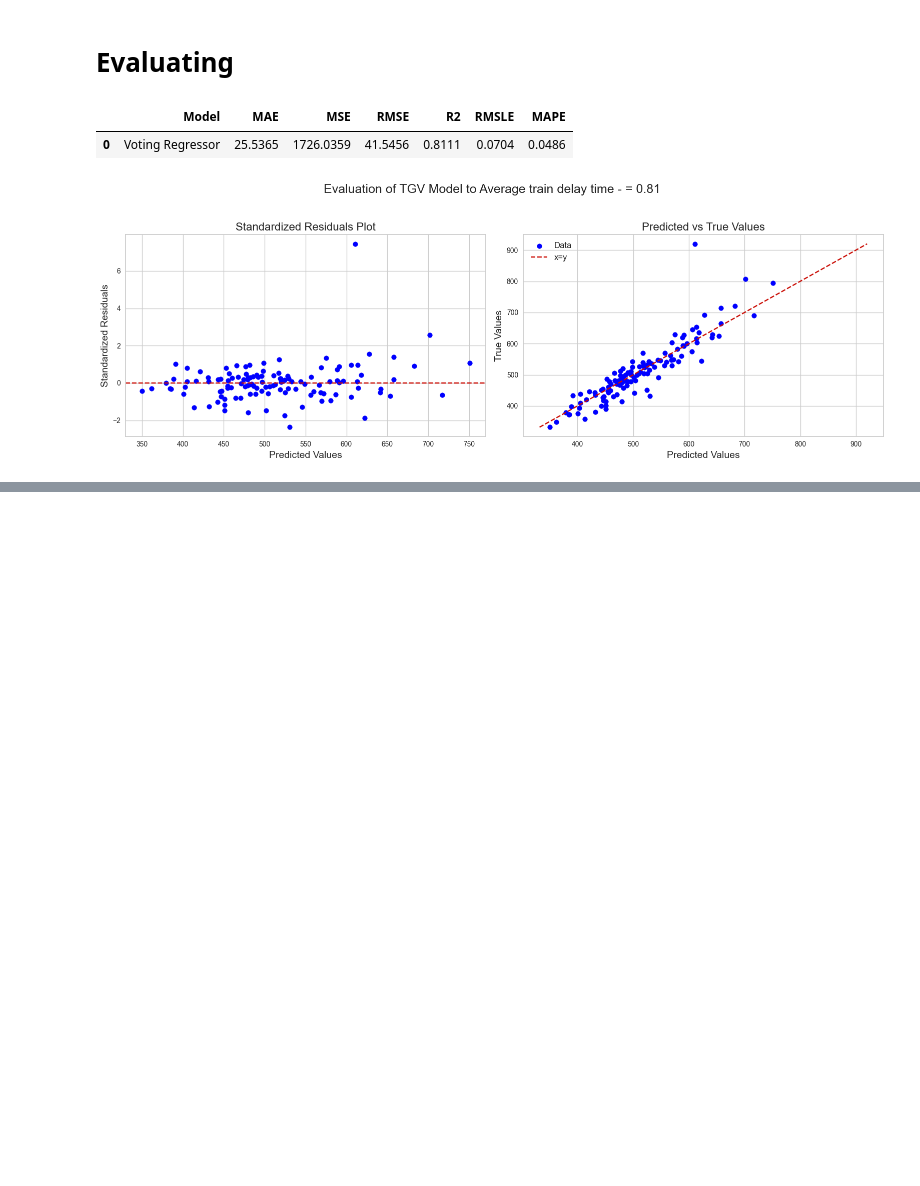
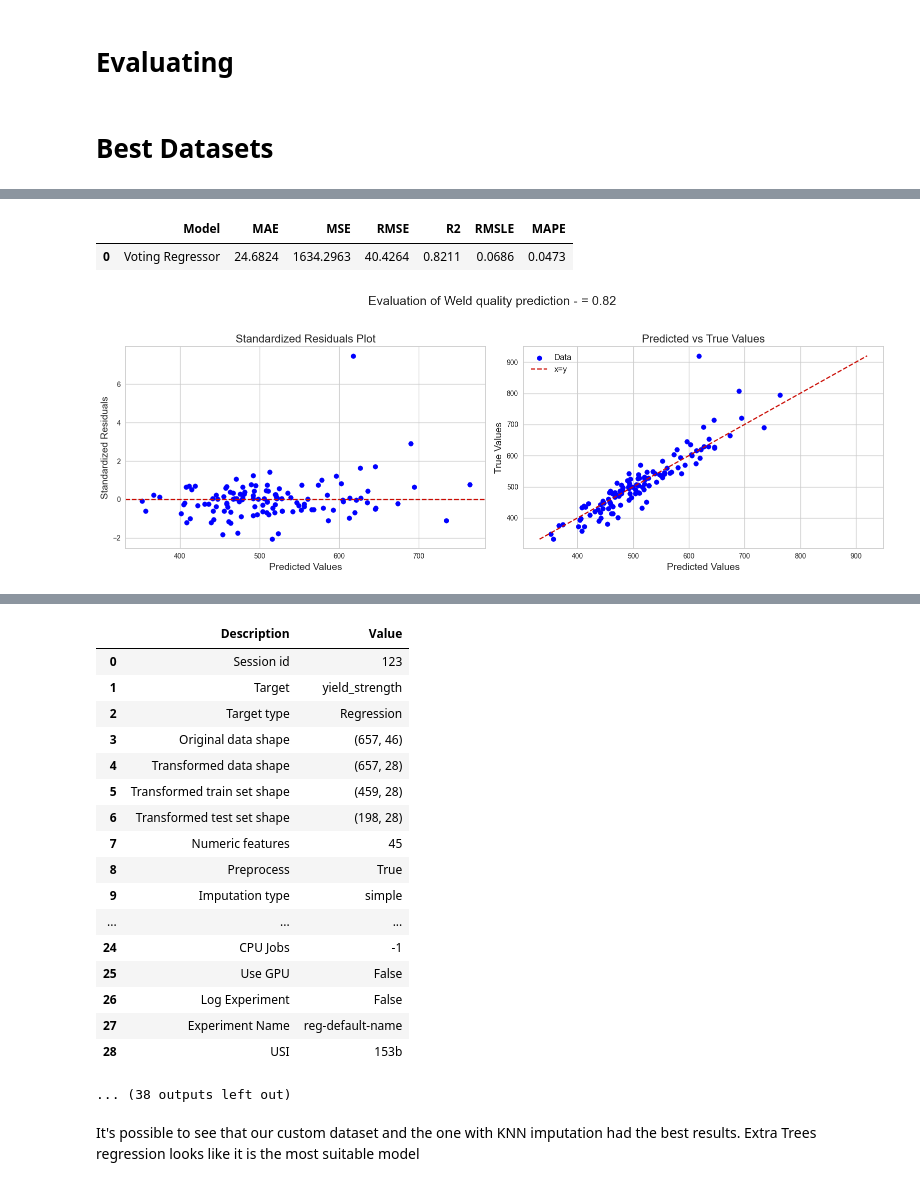
Before and after one commit to mateusgoto01/appAutoProject, a Jupyter notebook: 3_WeldQualityPrediction.ipynb, the cells around one changed output, grey strips where cells are left out. Saved outputs shown, nothing was run; the diff lists cells and outputs as text; code cells hidden in the pictures; blank space fills up the shorter version.

Commit message:
improve codes and results

```diff
--- a/3_WeldQualityPrediction.ipynb
+++ b/3_WeldQualityPrediction.ipynb
@@ -200,7 +171,2 @@ final_blend_model = finalize_model(blend_model)
 # %% [markdown]
 # Evaluating
-# %%
-weld_pred = predict_model(final_blend_model,data=X_test)
-# %% [output]
-|  | Model | MAE | MSE | RMSE | R2 | RMSLE | MAPE |
-| 0 | Voting Regressor | 25.5365 | 1726.0359 | 41.5456 | 0.8111 | 0.0704 | 0.0486 |
@@ -246,7 +209,7 @@ def plot_results(y_true: List[float], y_pred: List[float]) -> None:
     fig, axes = plt.subplots(1, 2, figsize=(16, 6))
 
     # Common title with R2 score
-    fig.suptitle(fr"Evaluation of TGV Model to Average train delay time - = {r2:.2f}", fontsize=18)
+    fig.suptitle(fr"Evaluation of Weld quality prediction - = {r2:.2f}", fontsize=18)
 
     # Plot for standardized residuals
     axes[0].scatter(y_pred, std_residuals, c='blue')
@@ -268,7 +231,26 @@ def plot_results(y_true: List[float], y_pred: List[float]) -> None:
     # Show the plots
     plt.tight_layout(rect=[0, 0.03, 1, 0.95])
     plt.show()
-# %%
-plot_results(y_true,y_pred)
-# %% [output]
-[figure, removed]
+# %%
+def evaluate_model(model, X_test, plot=True):
+    weld_pred = predict_model(model,data=X_test)
+    y_pred = weld_pred['prediction_label']
+    y_true = weld_pred[target]
+    if plot:
+        plot_results(y_true,y_pred)
+# %% [markdown]
+# Best Datasets
+# %%
+datasets = ["custom", "constant", "multiple", "knn", "mean"]
+
+def evaluate_dataset(dataset):
+    X_train, X_test = load_dataset(dataset)
+    exp_clf101 = create_session(X_train, target)
+    best_models = choose_models()
+    final_model = blend_best_models(best_models)
+    evaluate_model(final_model, X_test, plot=True)
+# %%
+for dataset in datasets:
+    print(dataset)
+    evaluate_dataset(dataset)
+# %% [output]
@@ -274,0 +326,3 @@ plot_results(y_true,y_pred)
+|  | Model | MAE | MSE | RMSE | R2 | RMSLE | MAPE |
+| 0 | Voting Regressor | 24.6824 | 1634.2963 | 40.4264 | 0.8211 | 0.0686 | 0.0473 |
+[figure, added]
@@ -274,0 +346,20 @@ plot_results(y_true,y_pred)
+|  | Description | Value |
+| 0 | Session id | 123 |
+| 1 | Target | yield_strength |
+| 2 | Target type | Regression |
+| 3 | Original data shape | (657, 46) |
+| 4 | Transformed data shape | (657, 28) |
+| 5 | Transformed train set shape | (459, 28) |
+| 6 | Transformed test set shape | (198, 28) |
+| 7 | Numeric features | 45 |
+| 8 | Preprocess | True |
+| 9 | Imputation type | simple |
+| ... | ... | ... |
+| 24 | CPU Jobs | -1 |
+| 25 | Use GPU | False |
+| 26 | Log Experiment | False |
+| 27 | Experiment Name | reg-default-name |
+| 28 | USI | 153b |
+... (38 outputs left out)
+# %% [markdown]
+It's possible to see that our custom dataset and the one with KNN imputation had the best results. Extra Trees regression looks like it is the most suitable model
```
Also changed, not shown: parts of 18 cells of this notebook.
